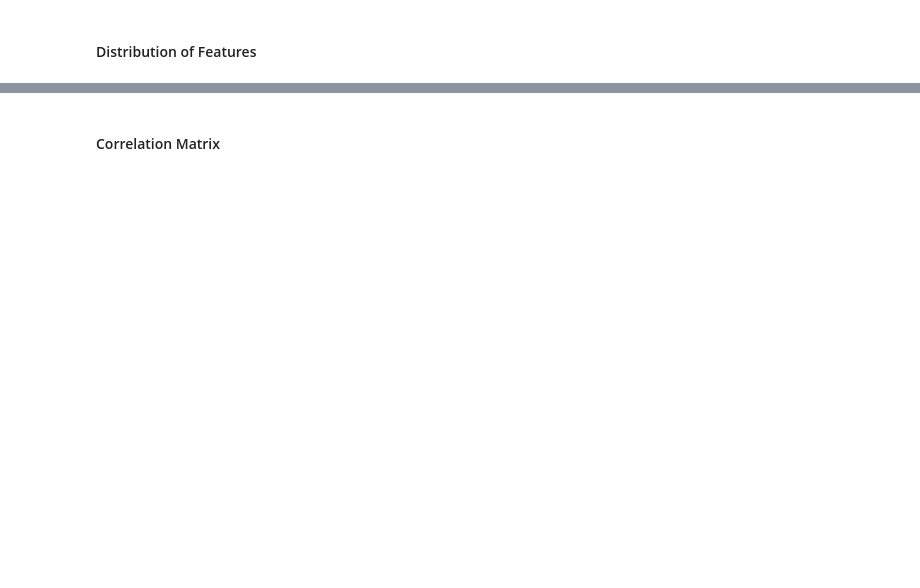
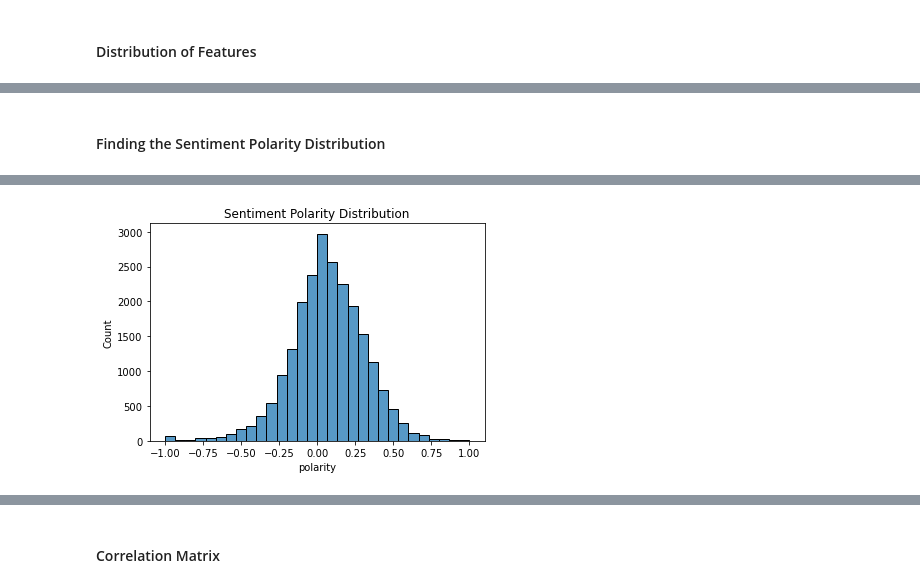
Before and after one commit to hyinki/mla, a Jupyter notebook: project.ipynb, the cells around one changed output, grey strips where cells are left out. Saved outputs shown, nothing was run; the diff lists cells and outputs as text; code cells hidden in the pictures; blank space fills up the shorter version.

```diff
--- a/project.ipynb
+++ b/project.ipynb
@@ -219,0 +313,16 @@ dtype: int64
+# %% [markdown]
+#### Finding the Sentiment Polarity Distribution
+# %%
+%pip install textblob
+from textblob import TextBlob
+
+# Calculate polarity
+# Take note that this current polarity is calculated using the TextBlob library
+
+df_cleaned['polarity'] = df_cleaned['Cleaned_Review'].apply(lambda x: TextBlob(x).sentiment.polarity)
+
+# Plot the polarity distribution
+sns.histplot(df_cleaned['polarity'], bins=30)
+plt.title('Sentiment Polarity Distribution')
+plt.show()
+# %% [output]
@@ -219,0 +344 @@ dtype: int64
+[figure, added]
```
Also changed, not shown: parts of 17 cells of this notebook.
